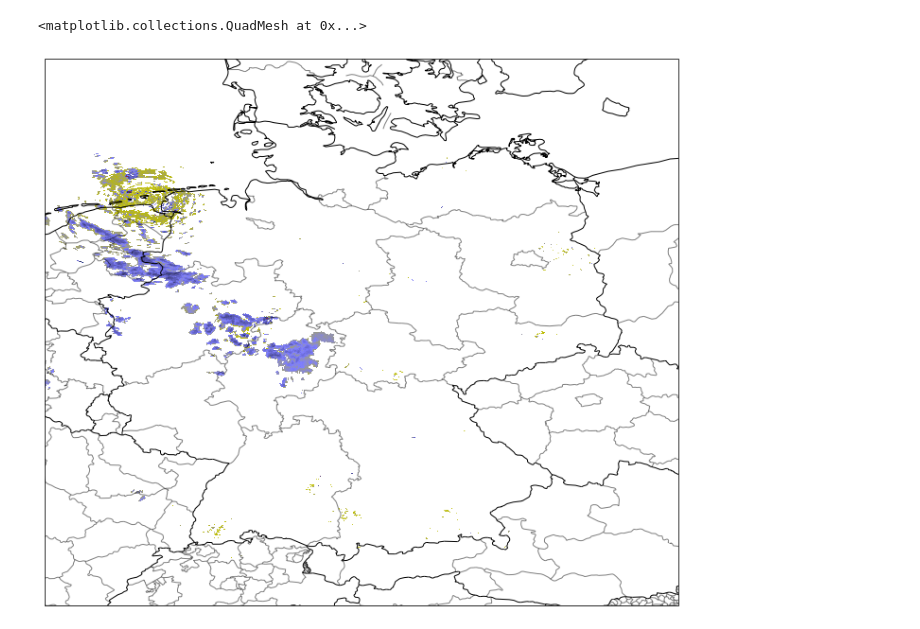
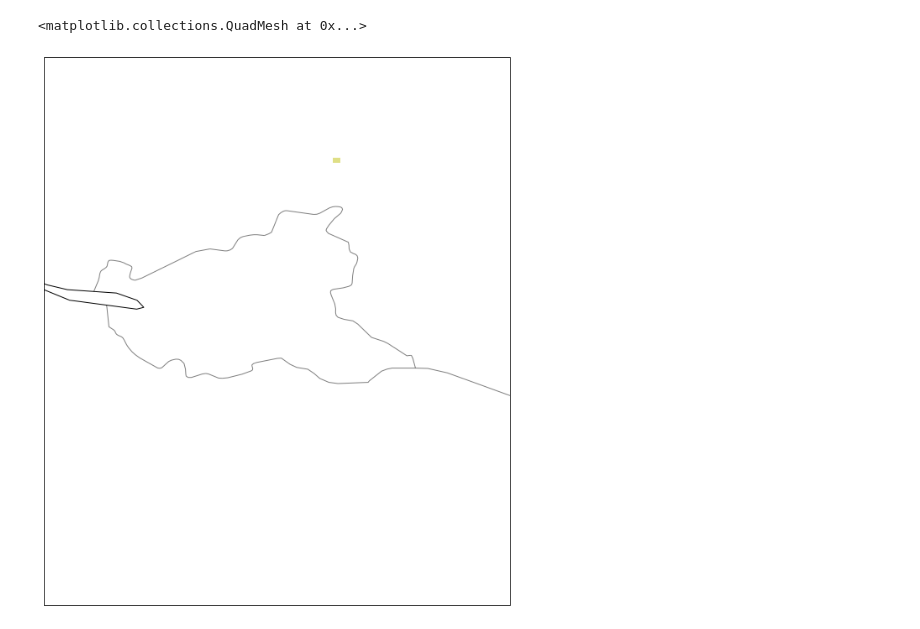
Before and after one commit to guidocioni/no-more-wet-rides-new, a Jupyter notebook: test.ipynb, the cells around one changed output. Saved outputs shown, nothing was run; the diff lists cells and outputs as text; code cells hidden in the pictures.

```diff
--- a/test.ipynb
+++ b/test.ipynb
@@ -129,5 +166,11 @@ proj_defs = {
         'extents':[5, 16, 46.5, 56],
         'resolution': '10m',
         'regions':True
+    },
+        'ham':
+    {
+        'extents':[9.65, 10.5, 53, 54],
+        'resolution': '10m',
+        'regions':True
     }
 }
@@ -158,14 +203,12 @@ def get_projection_cartopy(plt, projection="euratl", compute_projection=False):
         return(ax)
     else:
         return(add_background(plt, projection, image=projection+"_background.png"))
-# %%
-lon_radar, lat_radar, time_radar, dtime_radar, rr = get_radar_data()
 # %%
 fig = plt.figure(figsize=(12, 12))
 
-ax = get_projection_cartopy(plt, projection='de', compute_projection=True)
+ax = get_projection_cartopy(plt, projection='ham', compute_projection=True)
 
 ax.pcolormesh(lon_radar, lat_radar, rr[0], cmap='gist_stern_r')
 # %% [output]
 <matplotlib.collections.QuadMesh at 0x...>
-[figure, old version]
+[figure, new version]
```
Also changed, not shown: parts of 17 cells of this notebook, 2 other files.
